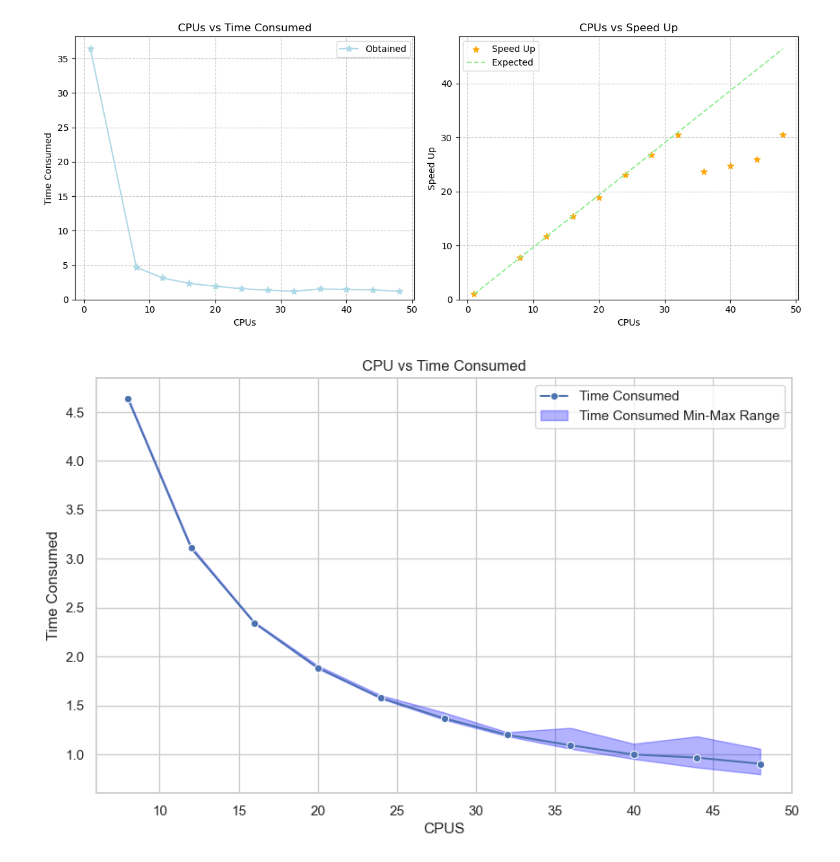
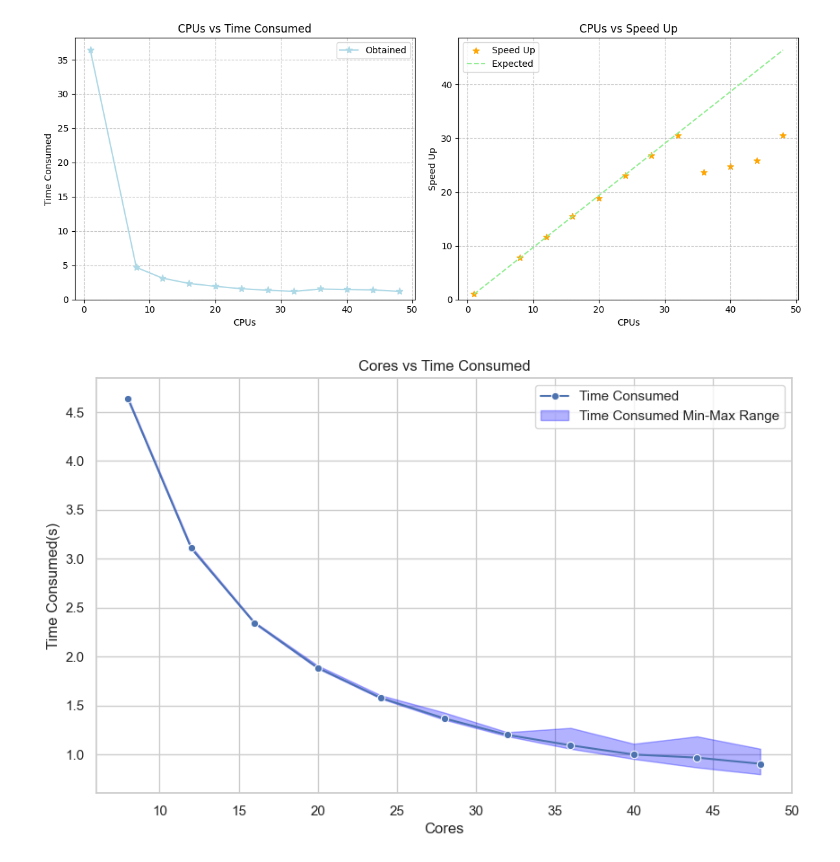
Before and after one commit to dondavan/HPC, a Jupyter notebook: ass2/visualization/pi_vis.ipynb, the cells around one changed output. Cells and saved outputs as stored; diff of their text form; code cells hidden in the pictures.

```diff
--- a/ass2/visualization/pi_vis.ipynb
+++ b/ass2/visualization/pi_vis.ipynb
@@ -169,36 +169,36 @@ plt.show()
 # %%
 import pandas as pd
 import seaborn as sns
 import matplotlib.pyplot as plt
 
 _, _, _, df_all = extract_values_from_file('../output/pi_4966350.out')
 df_all = df_all.iloc[1:] # ignore the repeated row
 
 start_with = 2 # make it 1 to ignore the first row, to show a more obvious min-max range
 result_df = df_all.groupby('cpus').mean().reset_index().iloc[start_with:]
 df_min = df_all.groupby('cpus').min().reset_index().iloc[start_with:]
 df_max = df_all.groupby('cpus').max().reset_index().iloc[start_with:]
 
 # print(df_all)
 baseline_time = result_df['obtained'].iloc[0]
 result_df['speed_up'] = baseline_time / result_df['obtained']
 result_df
 
 sns.set(style="whitegrid")
 
 plt.figure(figsize=(10, 6))
 sns.lineplot(x='cpus', y='obtained', data=result_df, label='Time Consumed', marker='o')
 plt.fill_between(result_df['cpus'], df_min['obtained'], df_max['obtained'], color='blue', alpha=0.3, label='Time Consumed Min-Max Range')
 
 
-plt.xlabel('CPUS')
-plt.ylabel('Time Consumed')
-plt.title('CPU vs Time Consumed')
+plt.xlabel('Cores')
+plt.ylabel('Time Consumed(s)')
+plt.title('Cores vs Time Consumed')
 plt.legend()
 plt.grid(True)
 plt.show()
 # %% [output]
-[figure, old version]
+[figure, new version]
 # %%
 import pandas as pd
 
```
Also changed, not shown: parts of 2 cells of this notebook, 8 other files.
